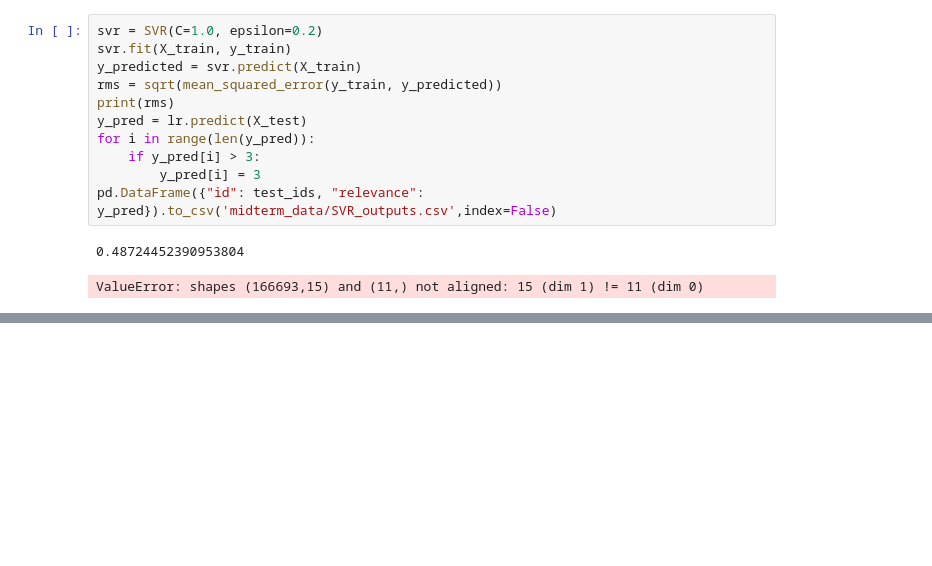
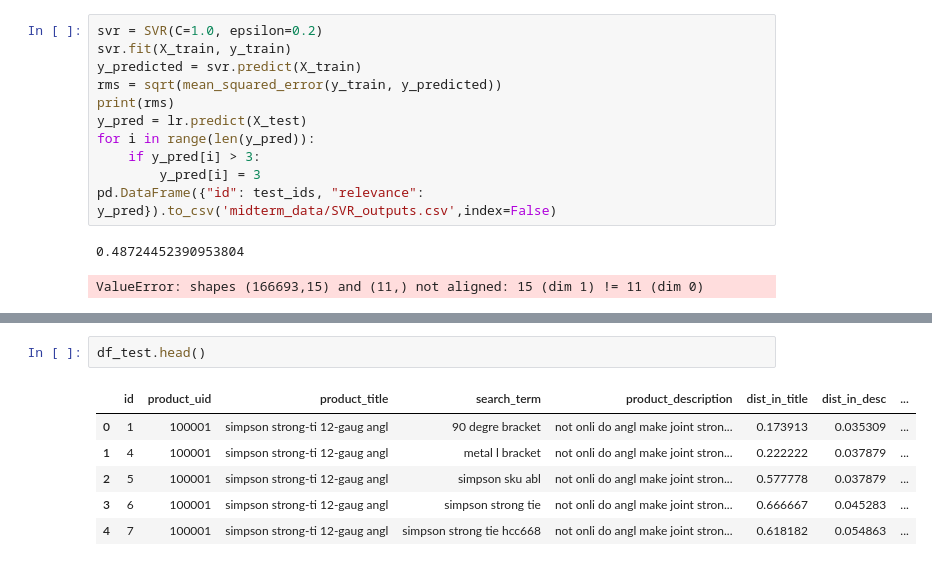
Before and after one commit to CarsonChen1129/HomeDepotKaggle, a Jupyter notebook: Main.ipynb, the cells around one changed output, grey strips where cells are left out. Saved outputs shown, nothing was run; the diff lists cells and outputs as text; blank space fills up the shorter version.

```diff
--- a/Main.ipynb
+++ b/Main.ipynb
@@ -371,0 +490,9 @@ ValueError: shapes (166693,15) and (11,) not aligned: 15 (dim 1) != 11 (dim 0)
+# %%
+df_test.head()
+# %% [output]
+|  | id | product_uid | product_title | search_term | product_description | dist_in_title | dist_in_desc | ... |
+| 0 | 1 | 100001 | simpson strong-ti 12-gaug angl | 90 degre bracket | not onli do angl make joint stron... | 0.173913 | 0.035309 | ... |
+| 1 | 4 | 100001 | simpson strong-ti 12-gaug angl | metal l bracket | not onli do angl make joint stron... | 0.222222 | 0.037879 | ... |
+| 2 | 5 | 100001 | simpson strong-ti 12-gaug angl | simpson sku abl | not onli do angl make joint stron... | 0.577778 | 0.037879 | ... |
+| 3 | 6 | 100001 | simpson strong-ti 12-gaug angl | simpson strong tie | not onli do angl make joint stron... | 0.666667 | 0.045283 | ... |
+| 4 | 7 | 100001 | simpson strong-ti 12-gaug angl | simpson strong tie hcc668 | not onli do angl make joint stron... | 0.618182 | 0.054863 | ... |
```
Also changed, not shown: parts of 69 cells of this notebook, 3 other files.
